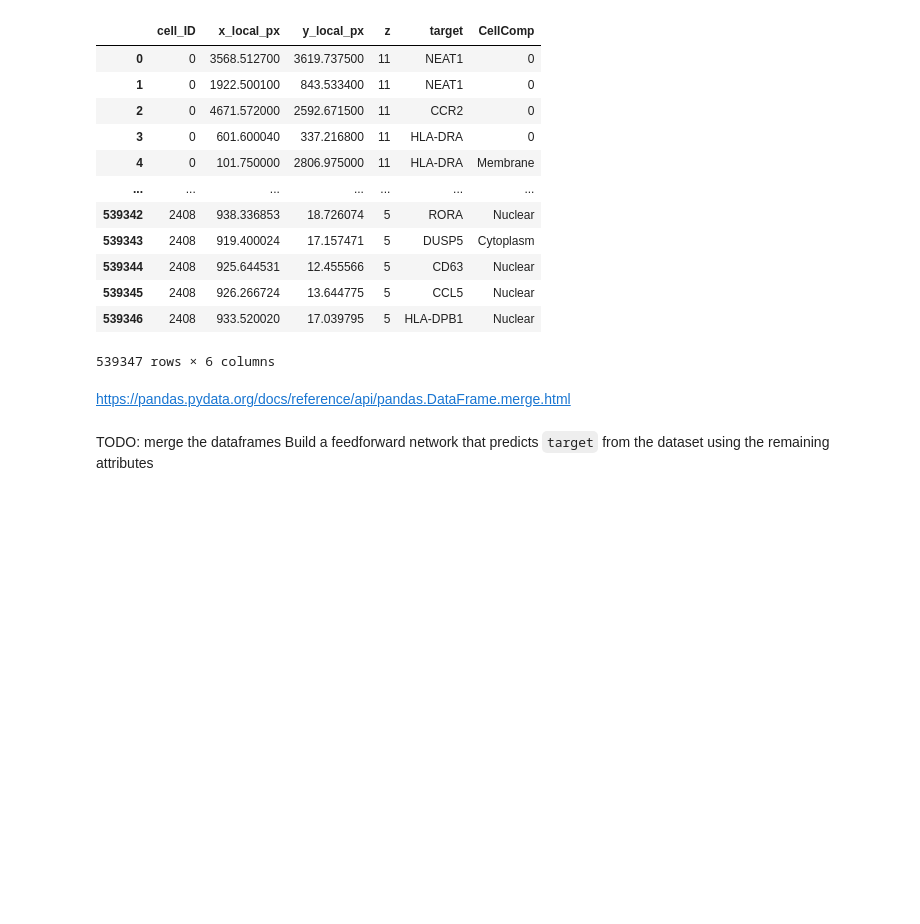
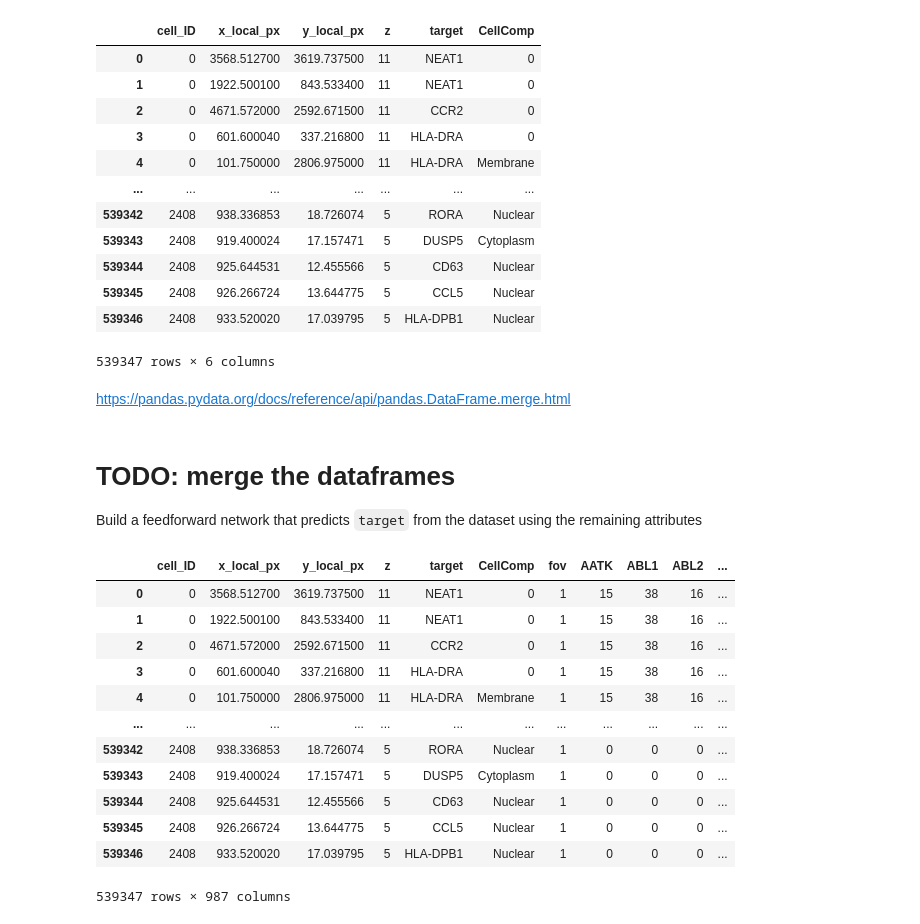
Before and after one commit to cassidyxu/CS84-Deep-Learning, a Jupyter notebook: CosMx.ipynb, the cells around one changed output. Cells and saved outputs as stored; diff of their text form; code cells hidden in the pictures; blank space fills up the shorter version.

```diff
--- a/CosMx.ipynb
+++ b/CosMx.ipynb
@@ -159,5 +156,23 @@ tx_df
 # %% [markdown]
 https://pandas.pydata.org/docs/reference/api/pandas.DataFrame.merge.html
 # %% [markdown]
-TODO: merge the dataframes
+# TODO: merge the dataframes
 Build a feedforward network that predicts `target` from the dataset using the remaining attributes
+# %%
+df=tx_df.merge(exprMat_df, left_on='cell_ID', right_on='cell_ID')
+# %%
+df
+# %% [output]
+|  | cell_ID | x_local_px | y_local_px | z | target | CellComp | fov | AATK | ABL1 | ABL2 | ... |
+| 0 | 0 | 3568.512700 | 3619.737500 | 11 | NEAT1 | 0 | 1 | 15 | 38 | 16 | ... |
+| 1 | 0 | 1922.500100 | 843.533400 | 11 | NEAT1 | 0 | 1 | 15 | 38 | 16 | ... |
+| 2 | 0 | 4671.572000 | 2592.671500 | 11 | CCR2 | 0 | 1 | 15 | 38 | 16 | ... |
+| 3 | 0 | 601.600040 | 337.216800 | 11 | HLA-DRA | 0 | 1 | 15 | 38 | 16 | ... |
+| 4 | 0 | 101.750000 | 2806.975000 | 11 | HLA-DRA | Membrane | 1 | 15 | 38 | 16 | ... |
+| ... | ... | ... | ... | ... | ... | ... | ... | ... | ... | ... | ... |
+| 539342 | 2408 | 938.336853 | 18.726074 | 5 | RORA | Nuclear | 1 | 0 | 0 | 0 | ... |
+| 539343 | 2408 | 919.400024 | 17.157471 | 5 | DUSP5 | Cytoplasm | 1 | 0 | 0 | 0 | ... |
+| 539344 | 2408 | 925.644531 | 12.455566 | 5 | CD63 | Nuclear | 1 | 0 | 0 | 0 | ... |
+| 539345 | 2408 | 926.266724 | 13.644775 | 5 | CCL5 | Nuclear | 1 | 0 | 0 | 0 | ... |
+| 539346 | 2408 | 933.520020 | 17.039795 | 5 | HLA-DPB1 | Nuclear | 1 | 0 | 0 | 0 | ... |
+539347 rows × 987 columns
```
Also changed, not shown: parts of 2 cells of this notebook, 3 other files.
